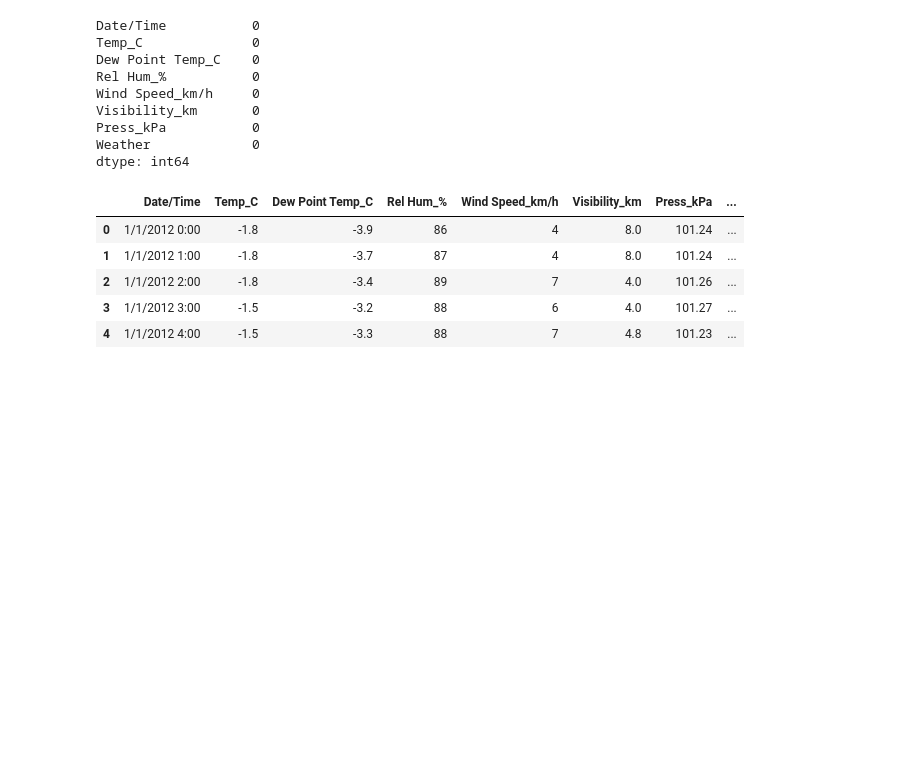
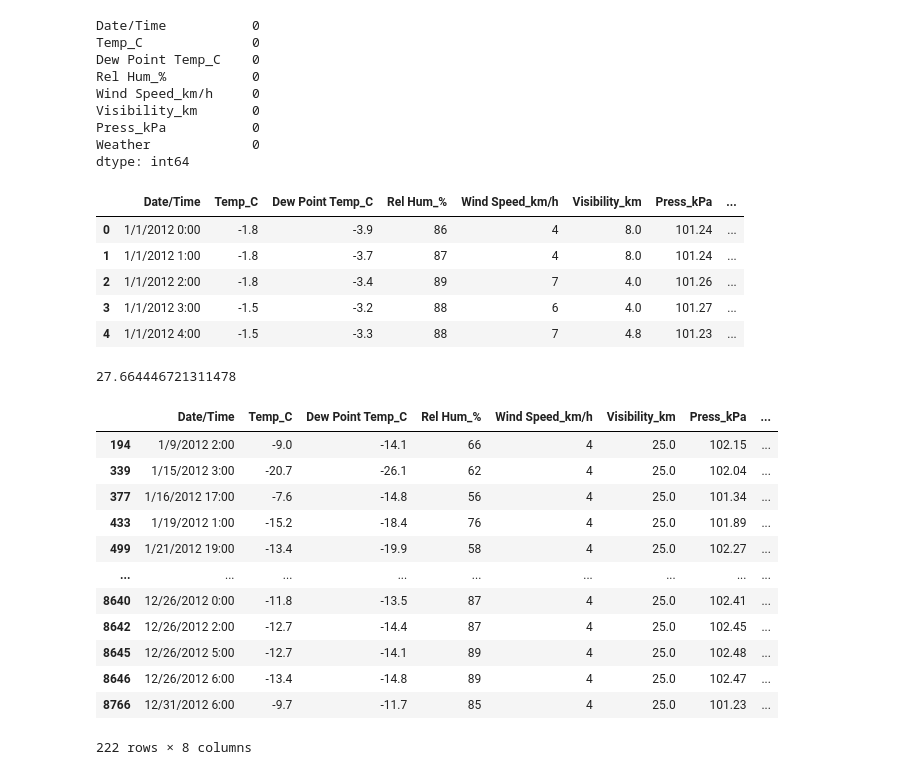
Before and after one commit to zabayodev/LuxDevHQ_Training_2024, a Jupyter notebook: dsafrica_week_1_assignment.ipynb, the cells around one changed output. Saved outputs shown, nothing was run; the diff lists cells and outputs as text; code cells hidden in the pictures; blank space fills up the shorter version.

```diff
--- a/dsafrica_week_1_assignment.ipynb
+++ b/dsafrica_week_1_assignment.ipynb
@@ -172,3 +172,6 @@ df.head(5)
 ## The weather column is changed as shown on the df columns
 # %%
 ## 5. What is the mean visibility of the dataset
+df.Visibility_km.mean()
+# %% [output]
+27.664446721311478
@@ -174,0 +180,17 @@ df.head(5)
+# %%
+## 6. Find the number of records where the wind speed is greater than 24km/hr and visibility is equal to 25 km.
+df[(df['Wind Speed_km/h'] == 4) & (df['Visibility_km'] == 25)]
+# %% [output]
+|  | Date/Time | Temp_C | Dew Point Temp_C | Rel Hum_% | Wind Speed_km/h | Visibility_km | Press_kPa | ... |
+| 194 | 1/9/2012 2:00 | -9.0 | -14.1 | 66 | 4 | 25.0 | 102.15 | ... |
+| 339 | 1/15/2012 3:00 | -20.7 | -26.1 | 62 | 4 | 25.0 | 102.04 | ... |
+| 377 | 1/16/2012 17:00 | -7.6 | -14.8 | 56 | 4 | 25.0 | 101.34 | ... |
+| 433 | 1/19/2012 1:00 | -15.2 | -18.4 | 76 | 4 | 25.0 | 101.89 | ... |
+| 499 | 1/21/2012 19:00 | -13.4 | -19.9 | 58 | 4 | 25.0 | 102.27 | ... |
+| ... | ... | ... | ... | ... | ... | ... | ... | ... |
+| 8640 | 12/26/2012 0:00 | -11.8 | -13.5 | 87 | 4 | 25.0 | 102.41 | ... |
+| 8642 | 12/26/2012 2:00 | -12.7 | -14.4 | 87 | 4 | 25.0 | 102.45 | ... |
+| 8645 | 12/26/2012 5:00 | -12.7 | -14.1 | 89 | 4 | 25.0 | 102.48 | ... |
+| 8646 | 12/26/2012 6:00 | -13.4 | -14.8 | 89 | 4 | 25.0 | 102.47 | ... |
+| 8766 | 12/31/2012 6:00 | -9.7 | -11.7 | 85 | 4 | 25.0 | 101.23 | ... |
+222 rows × 8 columns
```
Also changed, not shown: parts of 1 cell of this notebook.
